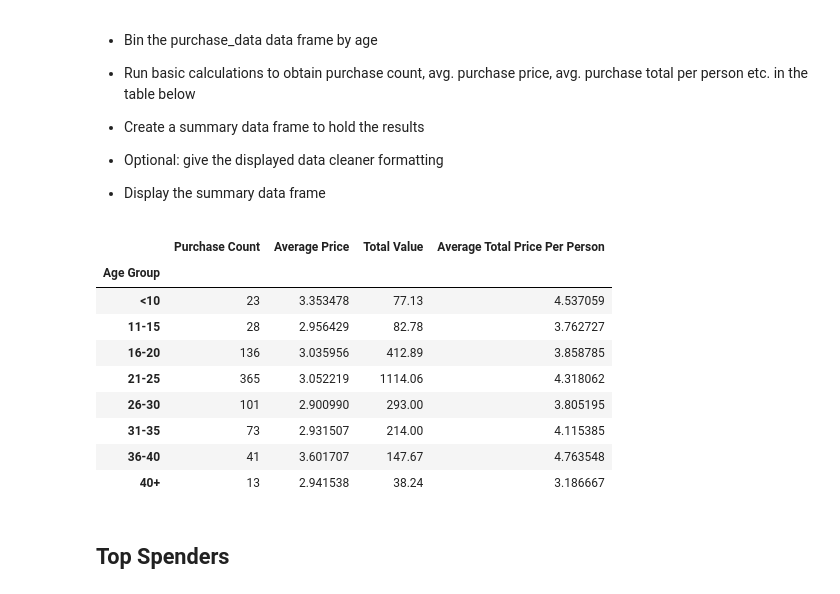
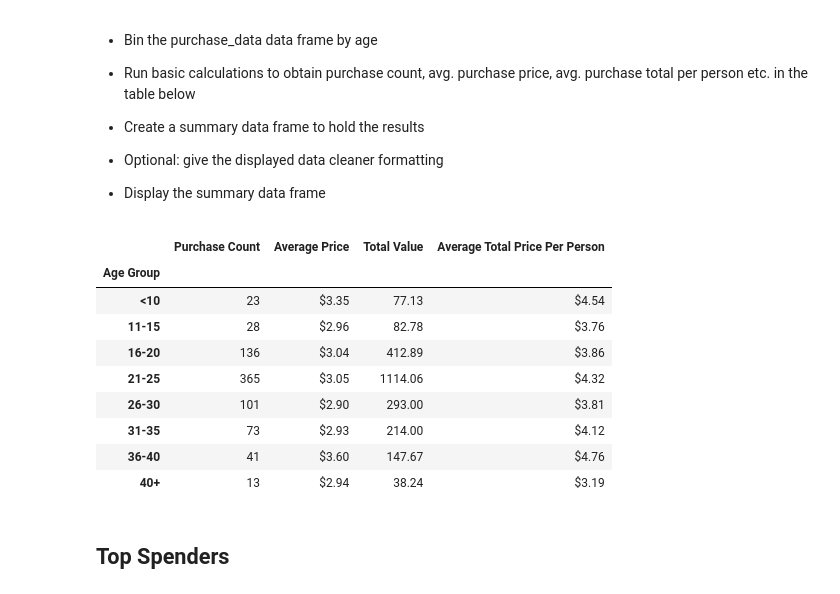
Before and after one commit to mccainjl/pandas-challenge, a Jupyter notebook: HeroesOfPymoli/HeroesOfPymoli_starter.ipynb, the cells around one changed output. Cells and saved outputs as stored; diff of their text form; code cells hidden in the pictures.

```diff
--- a/HeroesOfPymoli/HeroesOfPymoli_starter.ipynb
+++ b/HeroesOfPymoli/HeroesOfPymoli_starter.ipynb
@@ -191,24 +191,25 @@ agetable
 # %%
 purchase_data["Age Group"] = pd.cut(purchase_data["Age"], bins, labels = labels)
 
 purchasecountage = purchase_data.groupby(["Age Group"],observed=True)["Price"].count().rename("Purchase Count")
 avgpriceage = purchase_data.groupby(["Age Group"],observed=True)["Price"].mean().rename("Average Price")
 totalvalueage = purchase_data.groupby(["Age Group"],observed=True)["Price"].sum().rename("Total Value")
 avgperpersonage = totalvalue/agecounts
 ageanalysistable = pd.DataFrame({"Purchase Count":purchasecountage, "Average Price": avgpriceage, "Total Value": totalvalueage, "Average Total Price Per Person": avgperpersonage})
 ageanalysistable["Average Price"] = ageanalysistable["Average Price"].map("${:,.2f}".format)
 ageanalysistable["Average Total Price Per Person"] = ageanalysistable["Average Total Price Per Person"].map("${:,.2f}".format)
+ageanalysistable
 # %% [output]
 |  | Purchase Count | Average Price | Total Value | Average Total Price Per Person |
 | Age Group |  |  |  |  |
-| <10 | 23 | 3.353478 | 77.13 | 4.537059 |
-| 11-15 | 28 | 2.956429 | 82.78 | 3.762727 |
-| 16-20 | 136 | 3.035956 | 412.89 | 3.858785 |
-| 21-25 | 365 | 3.052219 | 1114.06 | 4.318062 |
-| 26-30 | 101 | 2.900990 | 293.00 | 3.805195 |
-| 31-35 | 73 | 2.931507 | 214.00 | 4.115385 |
-| 36-40 | 41 | 3.601707 | 147.67 | 4.763548 |
-| 40+ | 13 | 2.941538 | 38.24 | 3.186667 |
+| <10 | 23 | $3.35 | 77.13 | $4.54 |
+| 11-15 | 28 | $2.96 | 82.78 | $3.76 |
+| 16-20 | 136 | $3.04 | 412.89 | $3.86 |
+| 21-25 | 365 | $3.05 | 1114.06 | $4.32 |
+| 26-30 | 101 | $2.90 | 293.00 | $3.81 |
+| 31-35 | 73 | $2.93 | 214.00 | $4.12 |
+| 36-40 | 41 | $3.60 | 147.67 | $4.76 |
+| 40+ | 13 | $2.94 | 38.24 | $3.19 |
 # %% [markdown]
 ## Top Spenders
 # %% [markdown]
```
Also changed, not shown: parts of 2 cells of this notebook.
